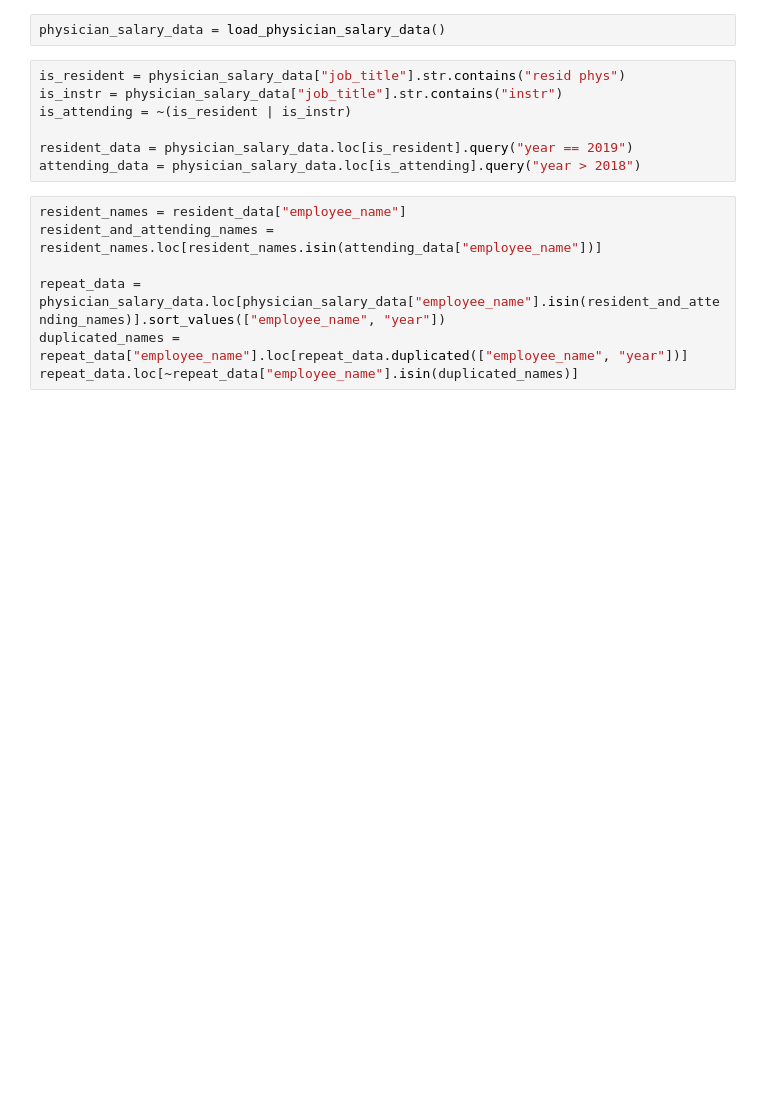
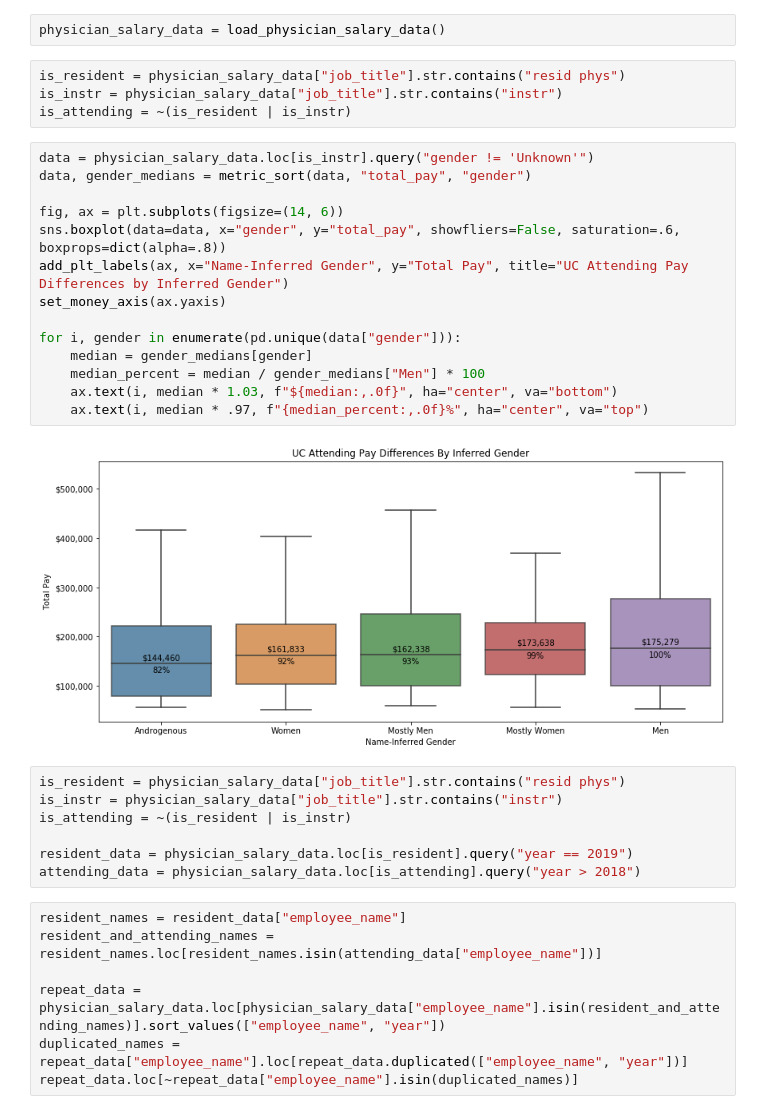
Before and after one commit to cole-khamnei/uc_physician_statistics, a Jupyter notebook: playground.ipynb, the cells around one changed output. Saved outputs shown, nothing was run; the diff lists cells and outputs as text; blank space fills up the shorter version.

```diff
--- a/playground.ipynb
+++ b/playground.ipynb
@@ -66,5 +128,25 @@ def load_physician_salary_data(overwrite: bool = False) -> pd.DataFrame:
 # %%
 physician_salary_data = load_physician_salary_data()
+# %%
+is_resident = physician_salary_data["job_title"].str.contains("resid phys")
+is_instr = physician_salary_data["job_title"].str.contains("instr")
+is_attending = ~(is_resident | is_instr)
+# %%
+data = physician_salary_data.loc[is_instr].query("gender != 'Unknown'")
+data, gender_medians = metric_sort(data, "total_pay", "gender")
+
+fig, ax = plt.subplots(figsize=(14, 6))
+sns.boxplot(data=data, x="gender", y="total_pay", showfliers=False, saturation=.6, boxprops=dict(alpha=.8))
+add_plt_labels(ax, x="Name-Inferred Gender", y="Total Pay", title="UC Attending Pay Differences by Inferred Gender")
+set_money_axis(ax.yaxis)
+
+for i, gender in enumerate(pd.unique(data["gender"])):
+    median = gender_medians[gender]
+    median_percent = median / gender_medians["Men"] * 100
+    ax.text(i, median * 1.03, f"${median:,.0f}", ha="center", va="bottom")
+    ax.text(i, median * .97, f"{median_percent:,.0f}%", ha="center", va="top")
+# %% [output]
+[figure, added]
 # %%
 is_resident = physician_salary_data["job_title"].str.contains("resid phys")
 is_instr = physician_salary_data["job_title"].str.contains("instr")
```
Also changed, not shown: parts of 8 cells of this notebook, 2 other files.
